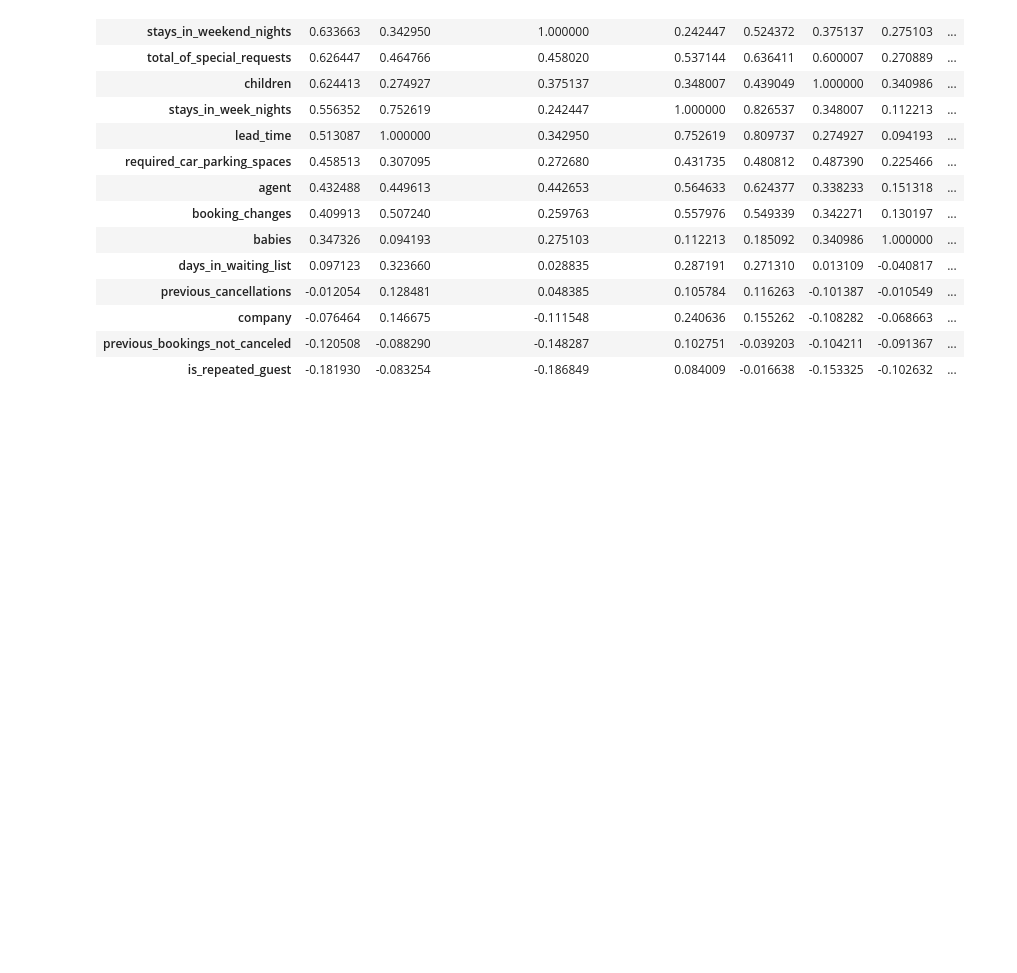
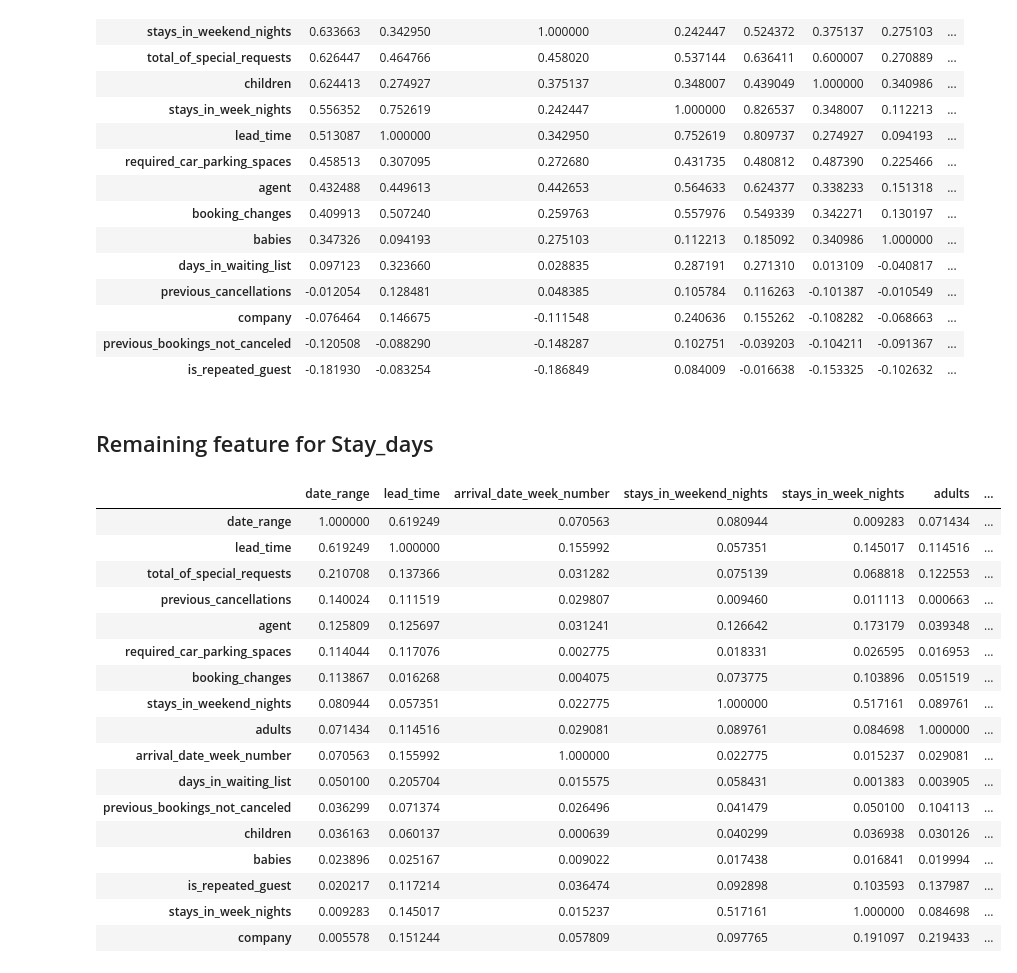
Before and after one commit to Charliesgithub20221030/ML_final, a Jupyter notebook: Main_predictor.ipynb, the cells around one changed output. Saved outputs shown, nothing was run; the diff lists cells and outputs as text; code cells hidden in the pictures; blank space fills up the shorter version.

```diff
--- a/Main_predictor.ipynb
+++ b/Main_predictor.ipynb
@@ -480,0 +522,2 @@ model_lgb.fit(x[:test_size,:] , y[:test_size,:].flatten())
+# %% [markdown]
+## Remaining feature for Stay_days
@@ -480,0 +535,59 @@ model_lgb.fit(x[:test_size,:] , y[:test_size,:].flatten())
+# %%
+date_related_cols = [
+                    'date_range',
+                    'hotel',
+#                     'is_canceled',
+                    'lead_time',
+                    'arrival_date_week_number',
+                    'stays_in_weekend_nights',
+                    'stays_in_week_nights',
+                    'adults',
+                    'children',
+                    'babies',
+                    'meal',
+                    'country',
+                    'market_segment',
+                    'distribution_channel',
+                    'is_repeated_guest',
+                    'previous_cancellations',
+                    'previous_bookings_not_canceled',
+                    'reserved_room_type',
+                    'assigned_room_type',
+                    'booking_changes',
+                    'deposit_type',
+                    'agent',
+                    'company',
+                    'days_in_waiting_list',
+                    'customer_type',
+#                     'adr',
+                    'required_car_parking_spaces',
+                    'total_of_special_requests',
+#                     'reservation_status',
+#                     'reservation_status_date',
+                    'arrival_date',
+#                     'sum_adr'
+]
+# %%
+date_related = valid_x[date_related_cols]
+
+((date_related.corr(method='pearson')**2)**.5)\
+            .sort_values('date_range',ascending=False)
+# %% [output]
+|  | date_range | lead_time | arrival_date_week_number | stays_in_weekend_nights | stays_in_week_nights | adults | ... |
+| date_range | 1.000000 | 0.619249 | 0.070563 | 0.080944 | 0.009283 | 0.071434 | ... |
+| lead_time | 0.619249 | 1.000000 | 0.155992 | 0.057351 | 0.145017 | 0.114516 | ... |
+| total_of_special_requests | 0.210708 | 0.137366 | 0.031282 | 0.075139 | 0.068818 | 0.122553 | ... |
+| previous_cancellations | 0.140024 | 0.111519 | 0.029807 | 0.009460 | 0.011113 | 0.000663 | ... |
+| agent | 0.125809 | 0.125697 | 0.031241 | 0.126642 | 0.173179 | 0.039348 | ... |
+| required_car_parking_spaces | 0.114044 | 0.117076 | 0.002775 | 0.018331 | 0.026595 | 0.016953 | ... |
+| booking_changes | 0.113867 | 0.016268 | 0.004075 | 0.073775 | 0.103896 | 0.051519 | ... |
+| stays_in_weekend_nights | 0.080944 | 0.057351 | 0.022775 | 1.000000 | 0.517161 | 0.089761 | ... |
+| adults | 0.071434 | 0.114516 | 0.029081 | 0.089761 | 0.084698 | 1.000000 | ... |
+| arrival_date_week_number | 0.070563 | 0.155992 | 1.000000 | 0.022775 | 0.015237 | 0.029081 | ... |
+| days_in_waiting_list | 0.050100 | 0.205704 | 0.015575 | 0.058431 | 0.001383 | 0.003905 | ... |
+| previous_bookings_not_canceled | 0.036299 | 0.071374 | 0.026496 | 0.041479 | 0.050100 | 0.104113 | ... |
+| children | 0.036163 | 0.060137 | 0.000639 | 0.040299 | 0.036938 | 0.030126 | ... |
+| babies | 0.023896 | 0.025167 | 0.009022 | 0.017438 | 0.016841 | 0.019994 | ... |
+| is_repeated_guest | 0.020217 | 0.117214 | 0.036474 | 0.092898 | 0.103593 | 0.137987 | ... |
+| stays_in_week_nights | 0.009283 | 0.145017 | 0.015237 | 0.517161 | 1.000000 | 0.084698 | ... |
+| company | 0.005578 | 0.151244 | 0.057809 | 0.097765 | 0.191097 | 0.219433 | ... |
```
Also changed, not shown: parts of 31 cells of this notebook, 1 other file.
